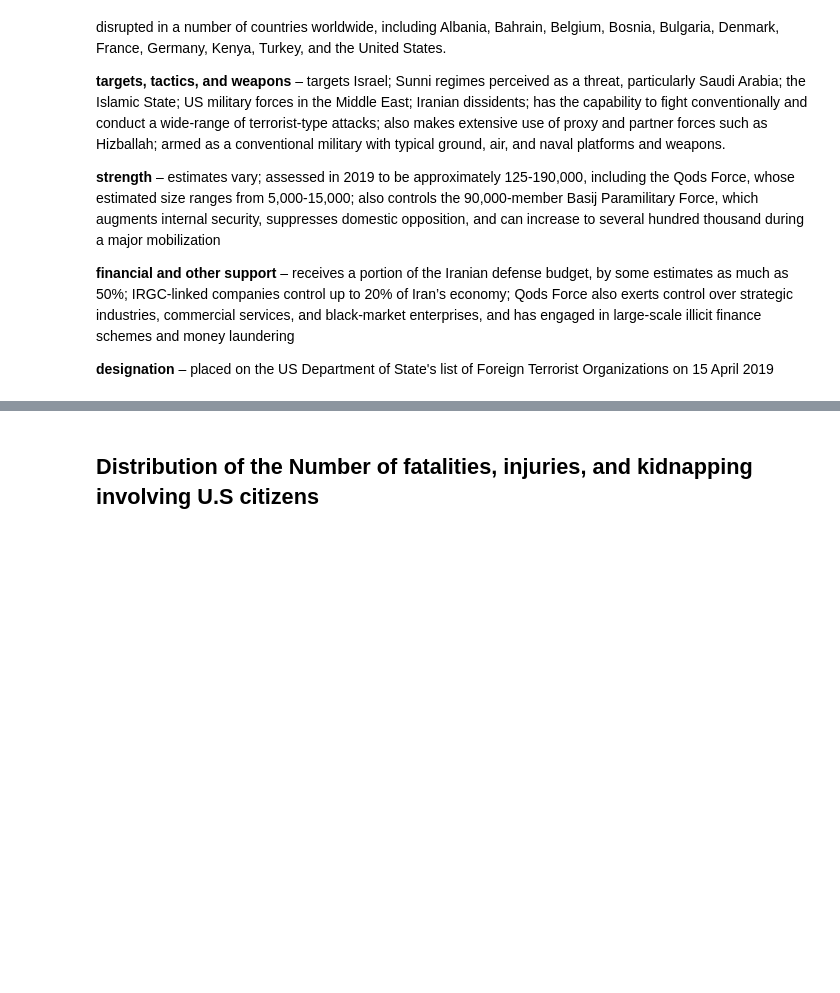
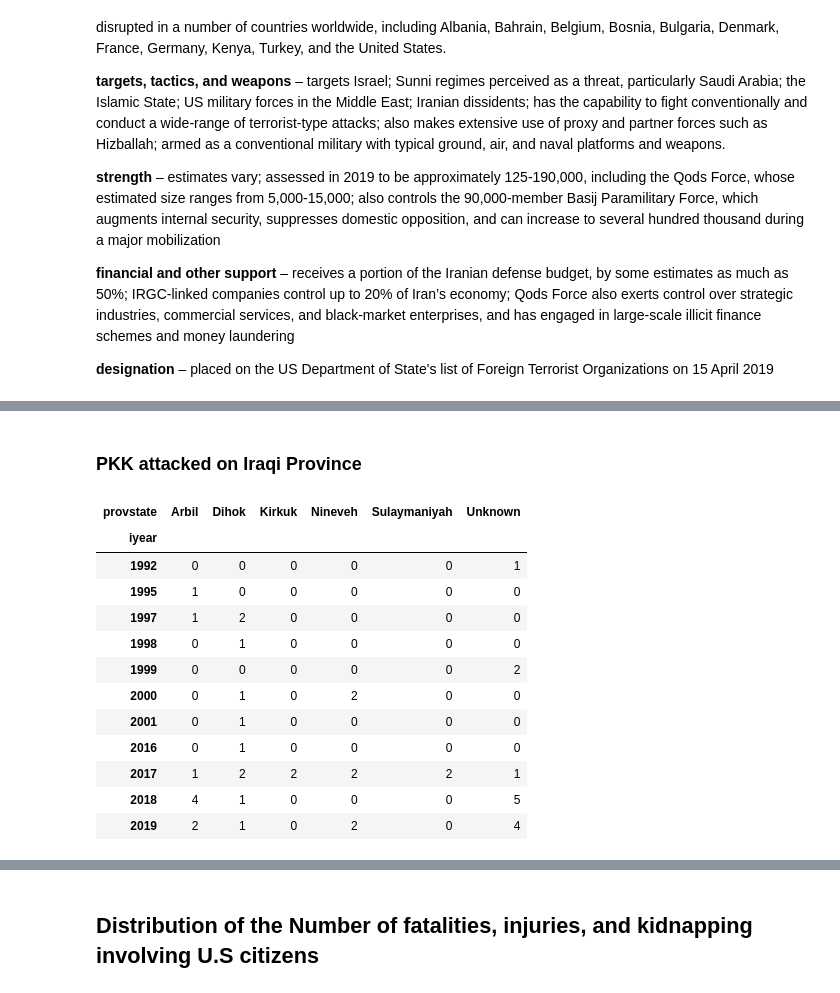
Before and after one commit to ratmadjads/DSC680, a Jupyter notebook: notebooks/DSC680_MileStoneThree_AtmadjaRio.ipynb, the cells around one changed output, grey strips where cells are left out. Saved outputs shown, nothing was run; the diff lists cells and outputs as text; code cells hidden in the pictures; blank space fills up the shorter version.

```diff
--- a/notebooks/DSC680_MileStoneThree_AtmadjaRio.ipynb
+++ b/notebooks/DSC680_MileStoneThree_AtmadjaRio.ipynb
@@ -423,0 +482,18 @@ pd.DataFrame({'Ransom Paid': isil_df['ransompaid'].sum(),
+# %% [markdown]
+### **PKK attacked on Iraqi Province**
+# %%
+pd.crosstab(pkk_df.iyear, pkk_df.provstate)
+# %% [output]
+| provstate | Arbil | Dihok | Kirkuk | Nineveh | Sulaymaniyah | Unknown |
+| iyear |  |  |  |  |  |  |
+| 1992 | 0 | 0 | 0 | 0 | 0 | 1 |
+| 1995 | 1 | 0 | 0 | 0 | 0 | 0 |
+| 1997 | 1 | 2 | 0 | 0 | 0 | 0 |
+| 1998 | 0 | 1 | 0 | 0 | 0 | 0 |
+| 1999 | 0 | 0 | 0 | 0 | 0 | 2 |
+| 2000 | 0 | 1 | 0 | 2 | 0 | 0 |
+| 2001 | 0 | 1 | 0 | 0 | 0 | 0 |
+| 2016 | 0 | 1 | 0 | 0 | 0 | 0 |
+| 2017 | 1 | 2 | 2 | 2 | 2 | 1 |
+| 2018 | 4 | 1 | 0 | 0 | 0 | 5 |
+| 2019 | 2 | 1 | 0 | 2 | 0 | 4 |
```
Also changed, not shown: parts of 9 cells of this notebook.
